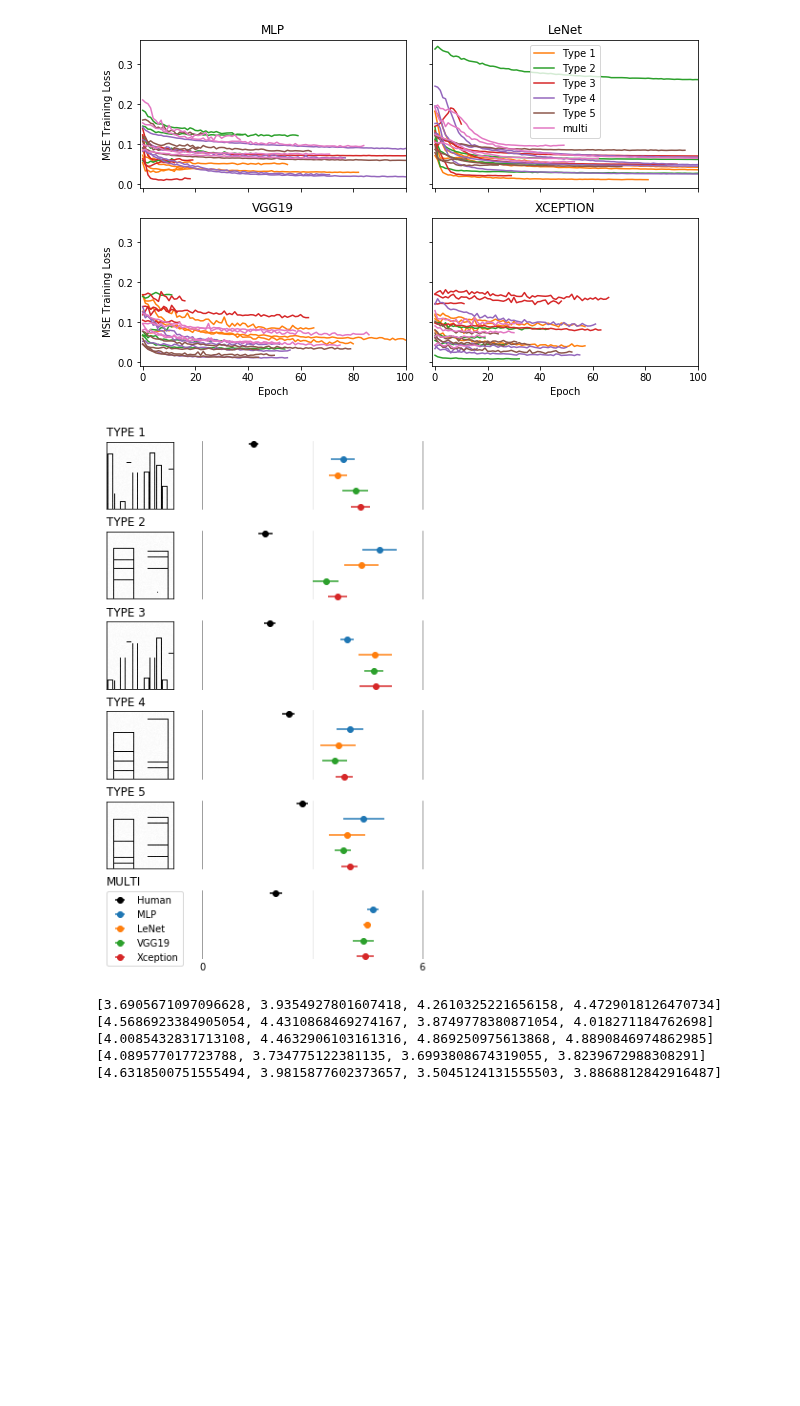
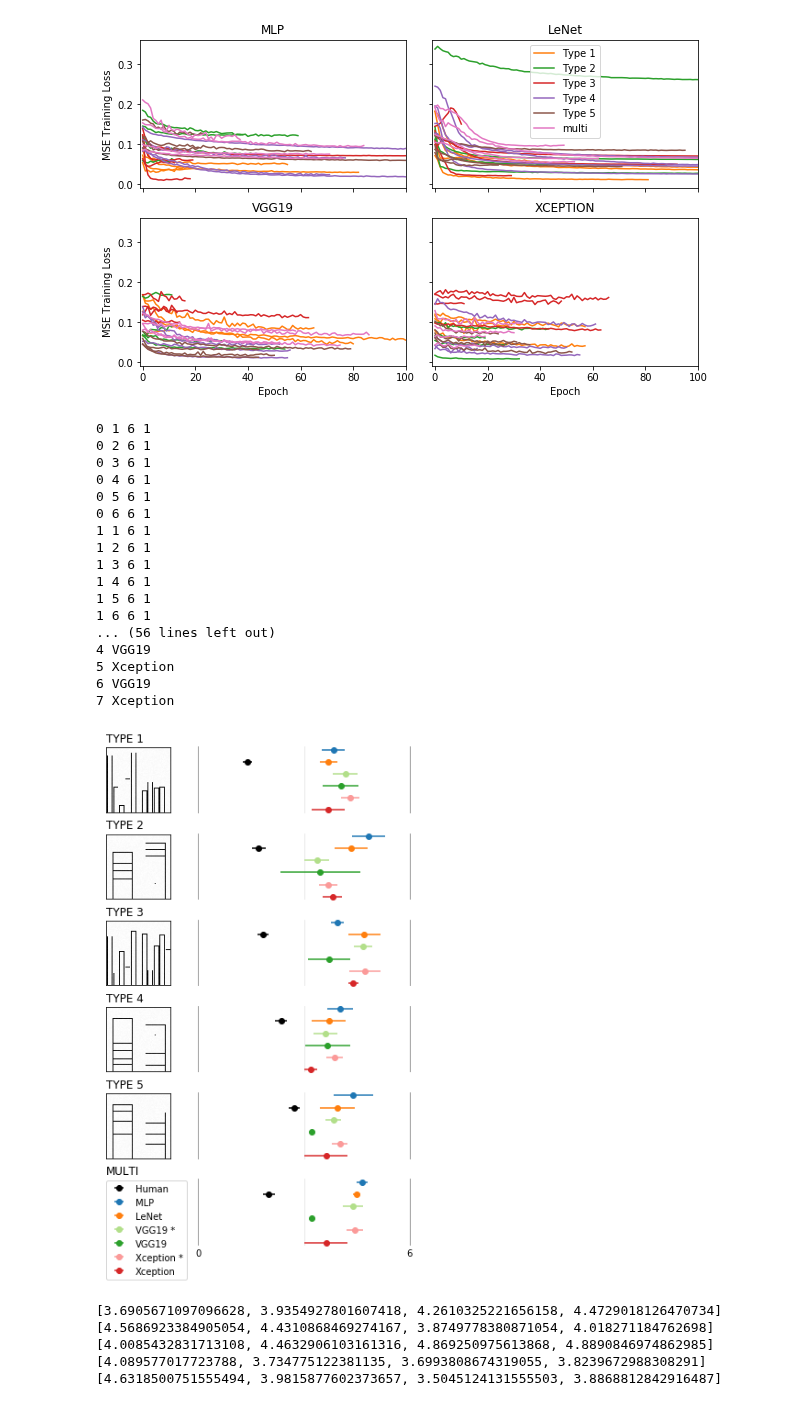
Before and after one commit to Rhoana/perception, a Jupyter notebook: IPY/Figure4_Analysis_BETTER_GFX.ipynb, the cells around one changed output. Saved outputs shown, nothing was run; the diff lists cells and outputs as text; code cells hidden in the pictures; blank space fills up the shorter version.

```diff
--- a/IPY/Figure4_Analysis_BETTER_GFX.ipynb
+++ b/IPY/Figure4_Analysis_BETTER_GFX.ipynb
@@ -19,6 +19,7 @@ reload(C)
 <module 'ClevelandMcGill' from '../EXP/ClevelandMcGill/__init__.pyc'>
 # %%
 RESULTS_DIR = '/n/regal/pfister_lab/PERCEPTION/RESULTS/'
+RESULTS_DIR2 = '/n/regal/pfister_lab/PERCEPTION/RESULTS_FROM_SCRATCH//'
 # %%
 for i in range(1,6):
     for subdir, _, _ in os.walk(RESULTS_DIR+'/C.Figure4.data_to_type'+str(i)):
@@ -250,9 +278,9 @@ human_values = [(1.4, 0.14),\
 human_values.append((np.mean([v[0] for v in human_values]), np.mean([v[1] for v in human_values])))
 
 
-bar_data = [None]*4
-all_data = [None]*4
-classifiers = ['MLP', 'LeNet', 'VGG19', 'Xception']
+bar_data = [None]*6
+all_data = [None]*6
+classifiers = ['MLP', 'LeNet', 'VGG19', 'Xception', 'VGG19', 'Xception']
 for i, c in enumerate(classifiers):
 
     mlae_for_c = []
@@ -260,8 +288,8 @@ for i, c in enumerate(classifiers):
     for type_ in range(1,7):
 
         mlae_for_type = []
-
-        for sample in range(len(all_stats[0][0][0])):
+        print i, type_, len(all_stats[type_-1]), len(all_stats[type_-1][i])
+        for sample in range(len(all_stats[type_-1][i][0])):
 
             mlae_for_sample = all_stats[type_-1][i][0][sample]['MLAE']
 
@@ -271,6 +299,8 @@ for i, c in enumerate(classifiers):
 
     all_data[i] = mlae_for_c
 
+
+all_data[3], all_data[4] = all_data[4], all_data[3]
 
 ## images
 images = []
@@ -369,7 +399,7 @@ for row in range(rows):
 
 
 #         y_pos = range(len(means))
-        y_pos = 6-i
+        y_pos = 8-i
 
         plt.xlim(0,6.1)
 
@@ -378,36 +408,74 @@ for row in range(rows):
         ax.spines['right'].set_visible(False)
         ax.spines['bottom'].set_visible(False)
         ax.spines['left'].set_visible(False)
 #         if row != 0:
         ax.get_yaxis().set_ticks([])
 #         else:
 #     #             print labels
 #             ax.get_yaxis().set_ticks(range(len(labels))) # we set the labels here
 #             ax.get_yaxis().set_ticklabels(labels)
 
         ax.get_xaxis().set_ticks(np.arange(0,7,6)) # mark the tange
         ax.get_xaxis().set_ticks(np.arange(3,3.1), minor=True) # mark the center
         ax.tick_params(axis=u'both', which=u'both',length=0)
 
 
         # remove tick marks
         if row != 5:
             from matplotlib.ticker import NullFormatter
             ax.xaxis.set_major_formatter(NullFormatter())
             ax.xaxis.set_ticks_position('none')
 
         # grid lines for X
         plt.grid(True, color='gray', which='major', axis='x', alpha=1)
         plt.grid(True, color='gray', which='minor', axis='x', alpha=0.2)
 
         colors = ['#1b9e77','#d95f02','#7570b3','#e7298a','#66a61e'][::-1]
 
 
-        errorbars = plt.errorbar(means, y_pos, xerr=confidence, fmt='o',  label=c)
+        c_color = 'C'+str(i-2)
+        print i, c
+        if i == 4:
+            # vgg19 imagenet
+            c = c+' *'
+            c_color = '#b2df8a'
+        elif i == 5:
+            # vgg from scratch
+#             c = c+'vg s'
+            c = 'VGG19'
+            c_color = 'C2'
+        elif i == 6:
+            # xcpetion imagenet
+            c = 'Xception *'
+            c_color = '#fb9a99'
+        elif i == 7:
+            # xception from scratch
+#             c = c+'x sc'
+#             c = 'Xception'
+            c_color = 'C3'
+
+        errorbars = plt.errorbar(means, y_pos, xerr=confidence, fmt='o',  label=c, color=c_color)
 plt.legend(loc='upper left', bbox_to_anchor=(-.45, 1.05))
-plt.savefig('../PAPER/gfx/figure4_mlae_with_multi_and_humans.pdf', bbox_inches='tight', pad_inches=0)
+plt.savefig('../PAPER/gfx/figure4_mlae_with_multi_and_humans_all.pdf', bbox_inches='tight', pad_inches=0)
 # %% [output]
+0 1 6 1
+0 2 6 1
+0 3 6 1
+0 4 6 1
+0 5 6 1
+0 6 6 1
+1 1 6 1
+1 2 6 1
+1 3 6 1
+1 4 6 1
+1 5 6 1
+1 6 6 1
+... (56 lines left out)
+4 VGG19
+5 Xception
+6 VGG19
+7 Xception
-[figure, old version]
+[figure, new version]
 # %%
 print [np.mean(all_data[v][0]) for v in range(4)]
 print [np.mean(all_data[v][1]) for v in range(4)]
```
Also changed, not shown: parts of 3 cells of this notebook, 5 other files.
